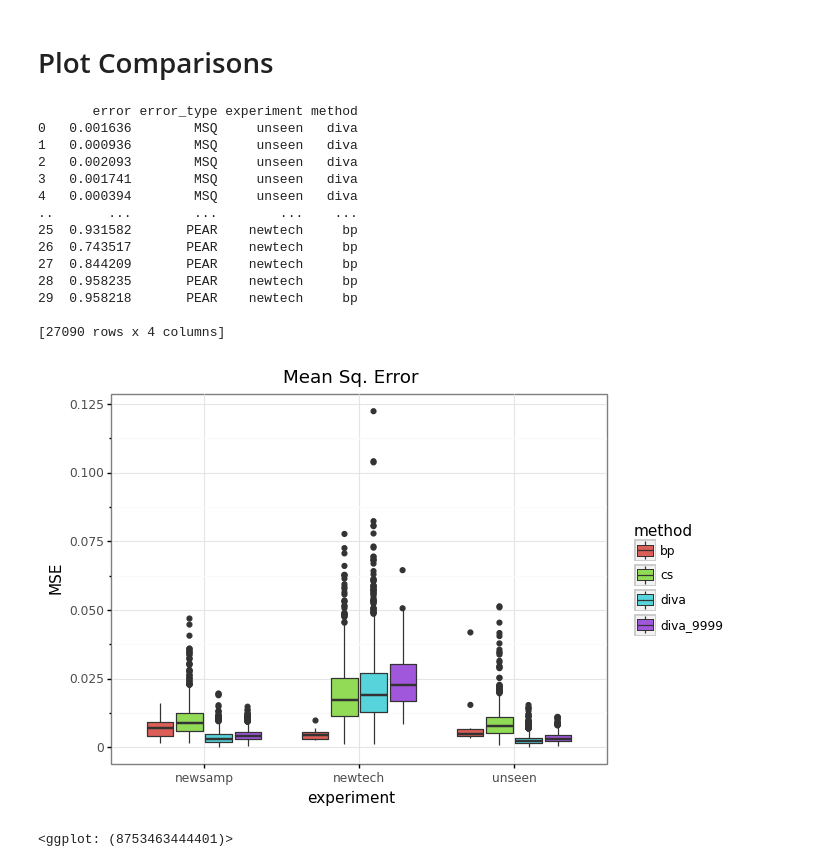
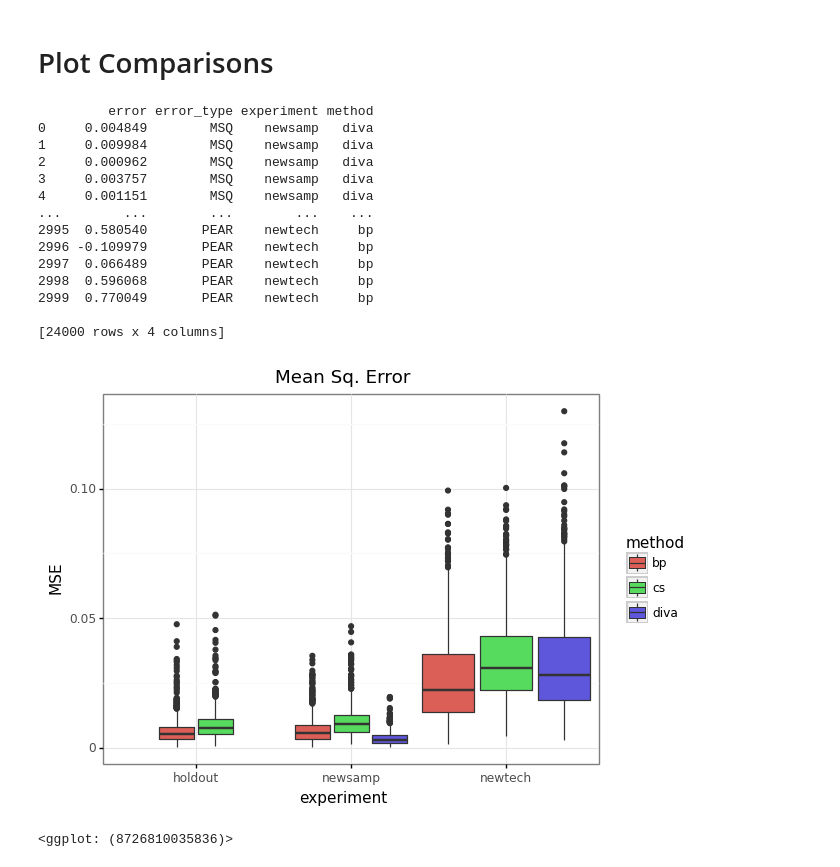
Before and after one commit to suraj-adewale/sc_bulk_ood, a Jupyter notebook: method_comparison/method_comparison.ipynb, the cells around one changed output. Cells and saved outputs as stored; diff of their text form; code cells hidden in the pictures.

Commit message:
add in the GBM28 experiment
Former-commit-id: 09288033766a600d6b4defc4d8cc6f639a96e410
Former-commit-id: 40936073608fe1b65a4ed2a03b8937795d70241f

```diff
--- a/method_comparison/method_comparison.ipynb
+++ b/method_comparison/method_comparison.ipynb
@@ -254,7 +199,7 @@ def get_errors(y_true, y_est):
   return plot_df
 # %%
 diva_unseen_err = get_errors(Y_unseen, diva_unseen)
-diva_unseen_err["experiment"] = ["unseen"]*Y_unseen.shape[0]*3
+diva_unseen_err["experiment"] = ["holdout"]*Y_unseen.shape[0]*3
 diva_unseen_err["method"] = ["diva"]*Y_unseen.shape[0]*3
 
 diva_newsamp_err = get_errors(Y_newsamp, diva_newsamp)
@@ -265,21 +210,9 @@ diva_newtech_err = get_errors(Y_newtech, diva_newtech)
 diva_newtech_err["experiment"] = ["newtech"]*Y_unseen.shape[0]*3
 diva_newtech_err["method"] = ["diva"]*Y_unseen.shape[0]*3
 
-diva_unseen_9999_err = get_errors(Y_unseen_9999, diva_unseen_9999)
-diva_unseen_9999_err["experiment"] = ["unseen"]*Y_unseen_9999.shape[0]*3
-diva_unseen_9999_err["method"] = ["diva_9999"]*Y_unseen_9999.shape[0]*3
-
-diva_newsamp_9999_err = get_errors(Y_newsamp_9999, diva_newsamp_9999)
-diva_newsamp_9999_err["experiment"] = ["newsamp"]*Y_unseen_9999.shape[0]*3
-diva_newsamp_9999_err["method"] = ["diva_9999"]*Y_unseen_9999.shape[0]*3
-
-diva_newtech_9999_err = get_errors(Y_newtech_9999, diva_newtech_9999)
-diva_newtech_9999_err["experiment"] = ["newtech"]*Y_unseen_9999.shape[0]*3
-diva_newtech_9999_err["method"] = ["diva_9999"]*Y_unseen_9999.shape[0]*3
-
 
 cs_unseen_err = get_errors(Y_unseen, cs_unseen)
-cs_unseen_err["experiment"] = ["unseen"]*Y_unseen.shape[0]*3
+cs_unseen_err["experiment"] = ["holdout"]*Y_unseen.shape[0]*3
 cs_unseen_err["method"] = ["cs"]*Y_unseen.shape[0]*3
 
 cs_newsamp_err = get_errors(Y_newsamp, cs_newsamp)
@@ -293,7 +226,7 @@ cs_newtech_err["method"] = ["cs"]*Y_unseen.shape[0]*3
 
 
 bp_unseen_err = get_errors(Y_unseen, bp_unseen)
-bp_unseen_err["experiment"] = ["unseen"]*bp_unseen.shape[0]*3
+bp_unseen_err["experiment"] = ["holdout"]*bp_unseen.shape[0]*3
 bp_unseen_err["method"] = ["bp"]*bp_unseen.shape[0]*3
 
 
@@ -394,36 +331,35 @@ array([0.08396637, 0.09102385, 0.27443776, 0.09377094, 0.63951933,
 # %% [markdown]
 # Plot Comparisons
 # %%
-plot_df = pd.concat([diva_unseen_err, diva_newsamp_err, diva_newtech_err,
-                     diva_unseen_9999_err, diva_newsamp_9999_err, diva_newtech_9999_err,
+plot_df = pd.concat([diva_newsamp_err, diva_newtech_err,
                      cs_unseen_err, cs_newsamp_err, cs_newtech_err,
                      bp_unseen_err, bp_newsamp_err, bp_newtech_err,])
 print(plot_df)
 (
     gg.ggplot(plot_df[plot_df["error_type"] == "MSQ"]) +
     gg.aes(fill = "method", y = "error", x = "experiment") +
     gg.geom_boxplot() +
     gg.labs(title="Mean Sq. Error", y="MSE") +
     gg.theme_bw()
 
 )
 # %% [output]
-       error error_type experiment method
-0   0.001636        MSQ     unseen   diva
-1   0.000936        MSQ     unseen   diva
-2   0.002093        MSQ     unseen   diva
-3   0.001741        MSQ     unseen   diva
-4   0.000394        MSQ     unseen   diva
-..       ...        ...        ...    ...
-25  0.931582       PEAR    newtech     bp
-26  0.743517       PEAR    newtech     bp
-27  0.844209       PEAR    newtech     bp
-28  0.958235       PEAR    newtech     bp
-29  0.958218       PEAR    newtech     bp
+         error error_type experiment method
+0     0.004849        MSQ    newsamp   diva
+1     0.009984        MSQ    newsamp   diva
+2     0.000962        MSQ    newsamp   diva
+3     0.003757        MSQ    newsamp   diva
+4     0.001151        MSQ    newsamp   diva
+...        ...        ...        ...    ...
+2995  0.580540       PEAR    newtech     bp
+2996 -0.109979       PEAR    newtech     bp
+2997  0.066489       PEAR    newtech     bp
+2998  0.596068       PEAR    newtech     bp
+2999  0.770049       PEAR    newtech     bp
 
-[27090 rows x 4 columns]
+[24000 rows x 4 columns]
-[figure, old version]
+[figure, new version]
-<ggplot: (8753463444401)>
+<ggplot: (8726810035836)>
 # %%
 (
     gg.ggplot(plot_df[plot_df["error_type"] == "PEAR"]) +
```
Also changed, not shown: parts of 10 cells of this notebook, 12 other files.
